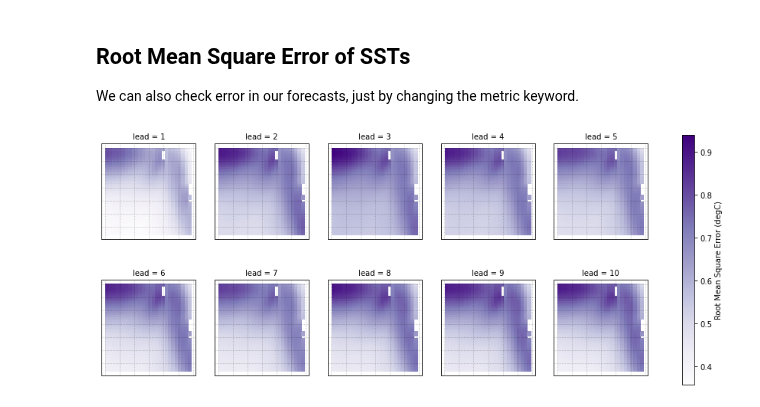
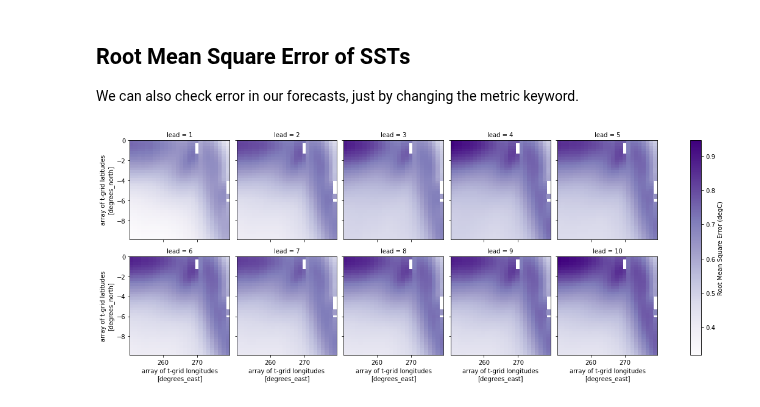
Before and after one commit to pangeo-data/climpred, a Jupyter notebook: docs/source/examples/decadal/tropical-pacific-ssts.ipynb, the cells around one changed output. Saved outputs shown, nothing was run; the diff lists cells and outputs as text; code cells hidden in the pictures.

```diff
--- a/docs/source/examples/decadal/tropical-pacific-ssts.ipynb
+++ b/docs/source/examples/decadal/tropical-pacific-ssts.ipynb
@@ -144,17 +129,10 @@ for i, ax in enumerate(p.axes.flat):
 We can also check error in our forecasts, just by changing the metric keyword.
 # %%
 rmse = hindcast_detrend.verify(metric='rmse', comparison='e2o', dim='init', alignment='same_verif')
-rmse.coords['TLAT'] = hind['TLAT']
 # %%
 p = rmse.SST.plot.pcolormesh(x='TLONG', y='TLAT',
-                            transform=ccrs.PlateCarree(),
                             col='lead', col_wrap=5,
-                            subplot_kws={'projection': ccrs.PlateCarree(),
-                                        'aspect': 3},
                             cbar_kwargs={'label': 'Root Mean Square Error (degC)'},
                             cmap='Purples')
-for ax in p.axes.flat:
-#     ax.add_feature(cfeature.LAND, color='#d3d3d3', zorder=4)
-    ax.gridlines(alpha=0.3, color='k', linestyle=':')
 # %% [output]
-[figure, old version]
+[figure, new version]
```
Also changed, not shown: parts of 11 cells of this notebook, 4 other files.
